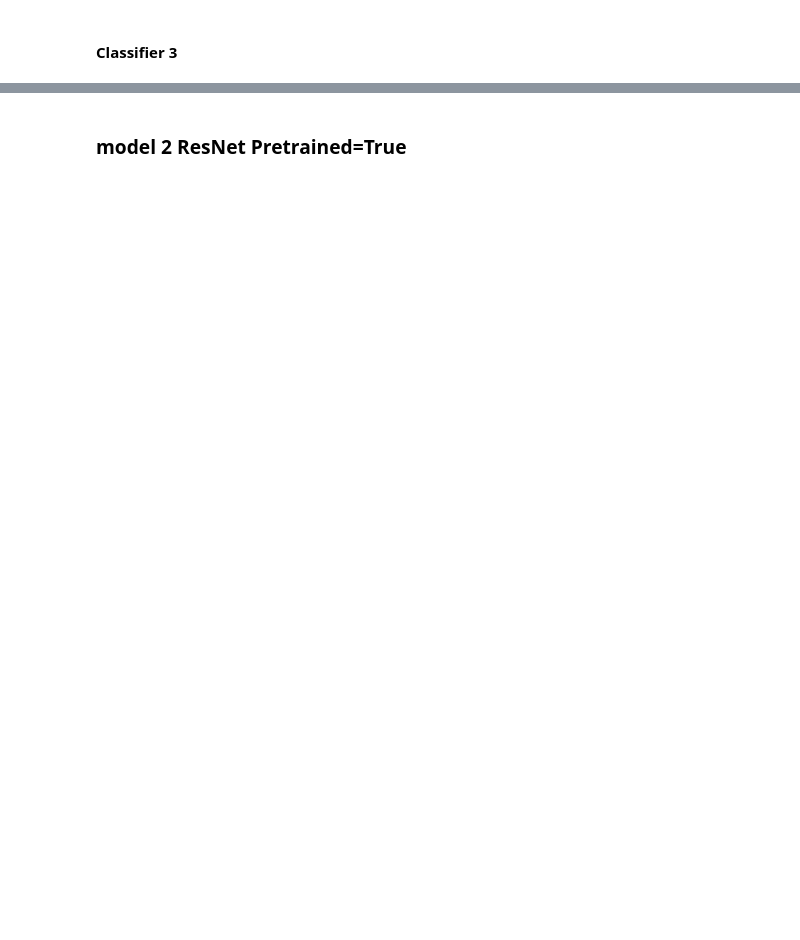
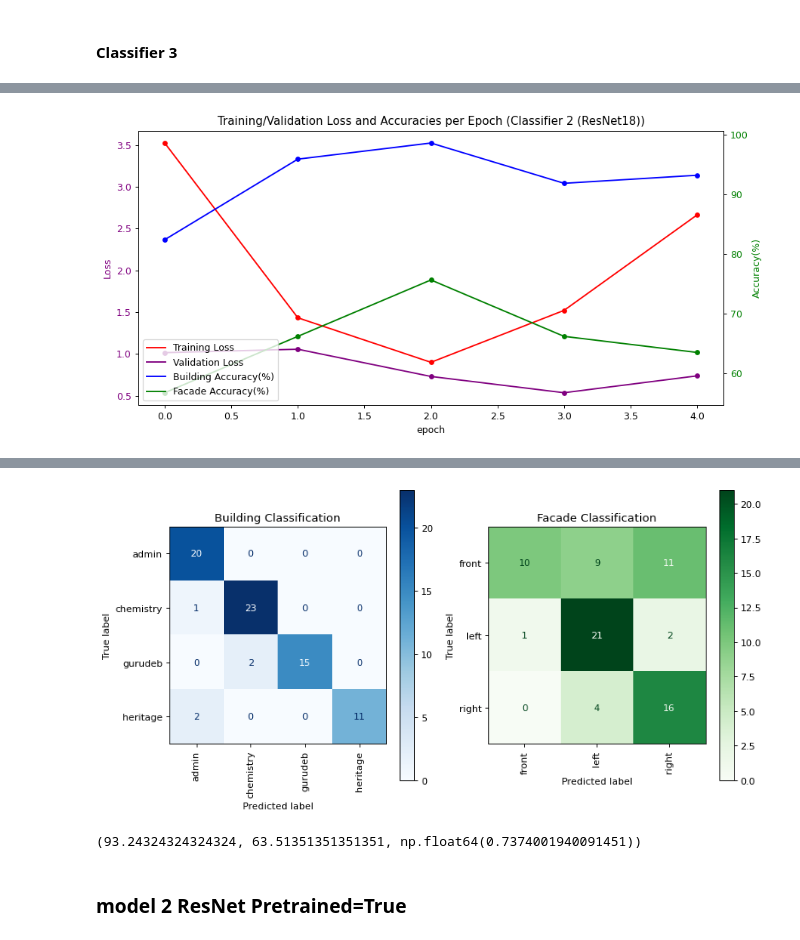
Before and after one commit to Shnku/pythoning_stuff, a Jupyter notebook: NN/build_cnn/all_in_1_parameter_changable_(2_output).ipynb, the cells around one changed output, grey strips where cells are left out. Saved outputs shown, nothing was run; the diff lists cells and outputs as text; code cells hidden in the pictures; blank space fills up the shorter version.

```diff
--- a/NN/build_cnn/all_in_1_parameter_changable_(2_output).ipynb
+++ b/NN/build_cnn/all_in_1_parameter_changable_(2_output).ipynb
@@ -651,0 +735,11 @@ classifier2.evaluate(output_logging=True, disp_confusion_matrix=True)
+# %%
+# Instance 3 with different parameters
+model1=reset_model(model1) # NEEDED to clear previous run data
+classifier32 = BuildingWithFacadeClassifier(
+    model=model1,
+    optimizer=optim.SGD(model1.parameters(), lr=0.0005, momentum=0.9),
+    batch_size=32,
+)
+
+# change output_logging=True to print output of each iteration
+result32 = classifier32.train(n_epochs=5, output_logging=True)
@@ -651,0 +755,6 @@ classifier2.evaluate(output_logging=True, disp_confusion_matrix=True)
+# %%
+# plot results
+plot_classifier_results(result32, 'Classifier 2 (ResNet18)')
+classifier32.evaluate(output_logging=True, disp_confusion_matrix=True)
+# %% [output]
+[figure, added]
@@ -651,0 +762,2 @@ classifier2.evaluate(output_logging=True, disp_confusion_matrix=True)
+[figure, added]
+(93.24324324324324, 63.51351351351351, np.float64(0.7374001940091451))
```
Also changed, not shown: parts of 26 cells of this notebook, 1 other file.
